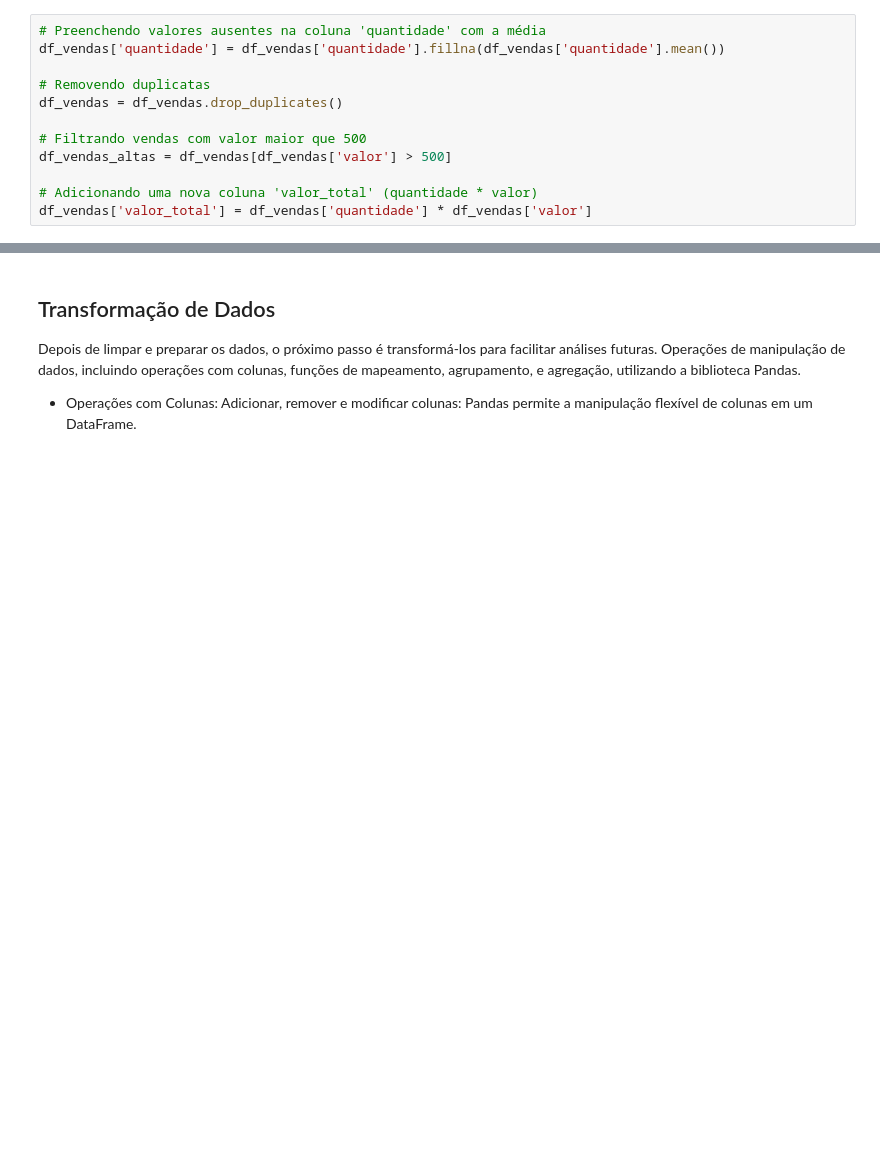
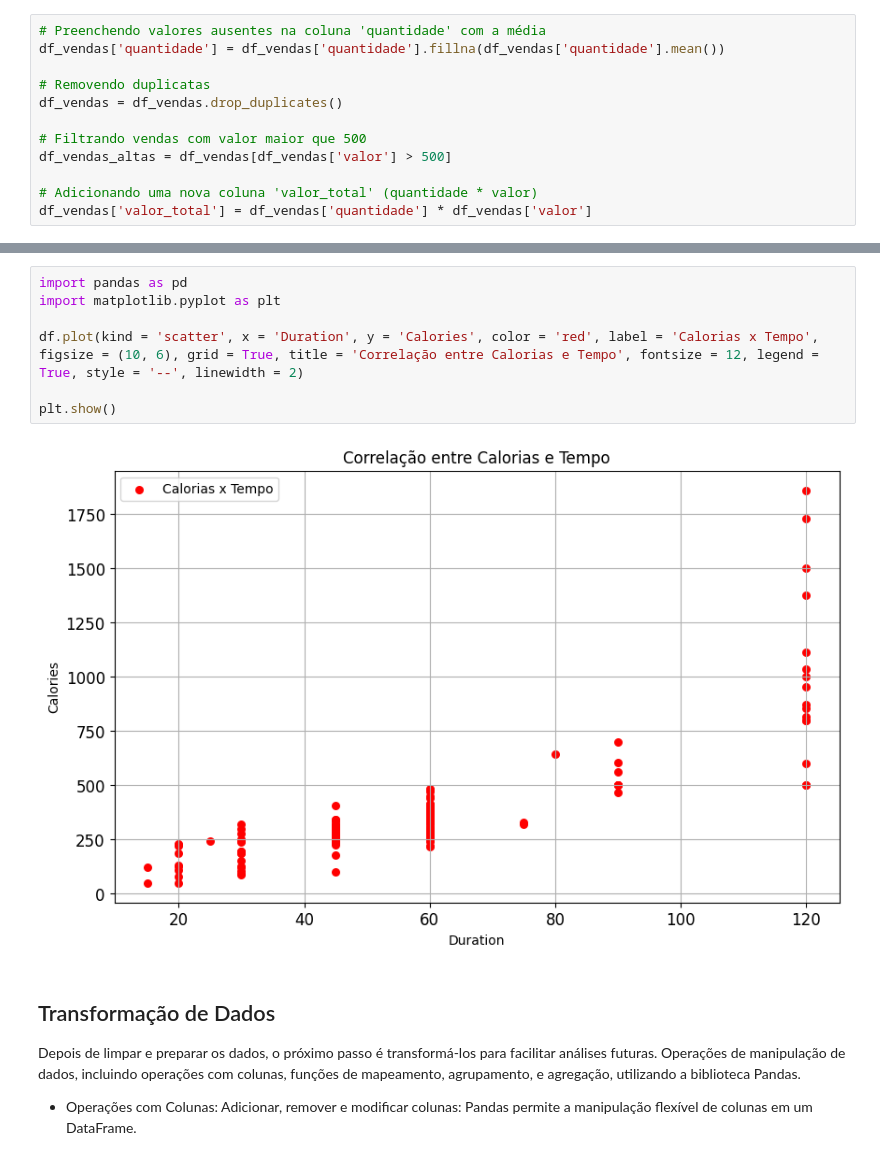
Before and after one commit to dacioms/DacioPythonDados, a Jupyter notebook: Aula3PandasIntro.ipynb, the cells around one changed output, grey strips where cells are left out. Drawn from its saved outputs; the diff is of its cells as text; blank space fills up the shorter version.

```diff
--- a/Aula3PandasIntro.ipynb
+++ b/Aula3PandasIntro.ipynb
@@ -476,3 +1234,12 @@ df_vendas['valor_total'] = df_vendas['quantidade'] * df_vendas['valor']
+# %%
+import pandas as pd
+import matplotlib.pyplot as plt
+
+df.plot(kind = 'scatter', x = 'Duration', y = 'Calories', color = 'red', label = 'Calorias x Tempo', figsize = (10, 6), grid = True, title = 'Correlação entre Calorias e Tempo', fontsize = 12, legend = True, style = '--', linewidth = 2)
+
+plt.show()
+# %% [output]
+[figure, added]
 # %% [markdown]
 ## Transformação de Dados
 
```
Also changed, not shown: parts of 57 cells of this notebook, 1 other file.
